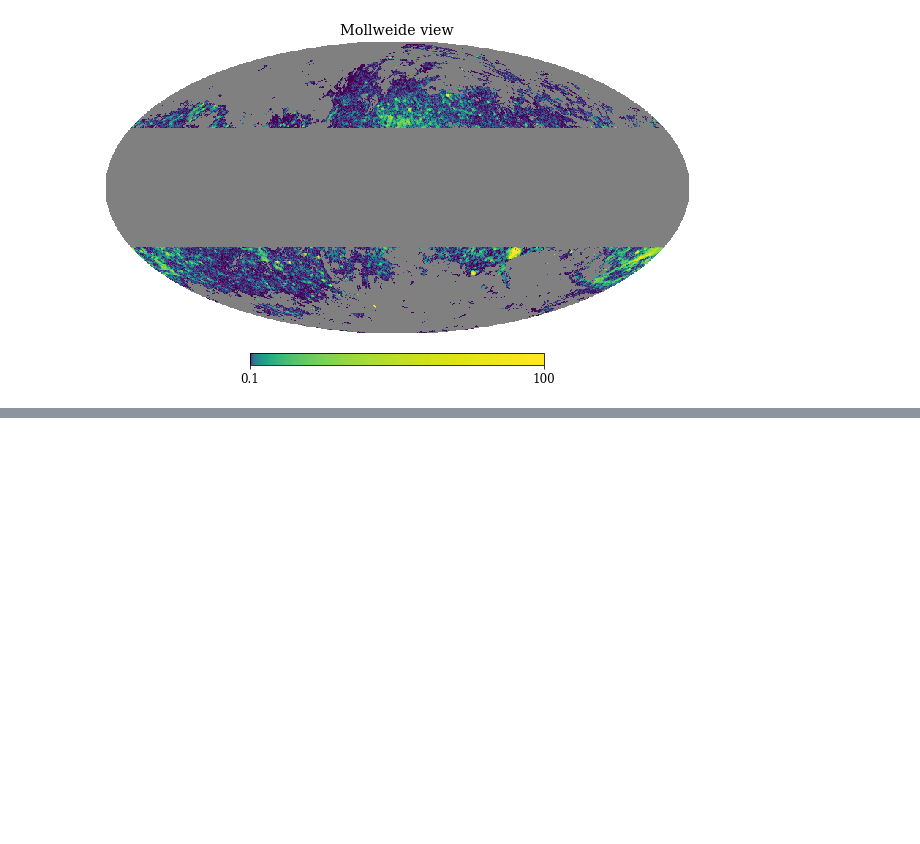
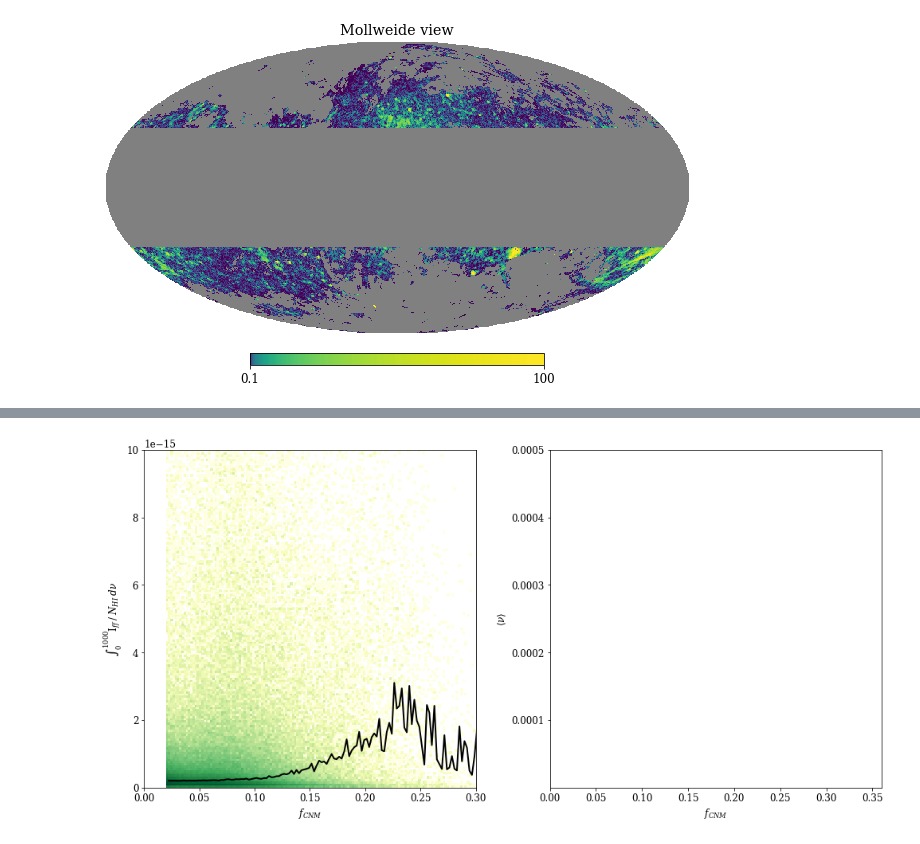
Before and after one commit to mdodici/AME-CNM, a Jupyter notebook: maps/Free Free check.ipynb, the cells around one changed output, grey strips where cells are left out. Drawn from its saved outputs; the diff is of its cells as text; code cells hidden in the pictures; blank space fills up the shorter version.

```diff
--- a/maps/Free Free check.ipynb
+++ b/maps/Free Free check.ipynb
@@ -58,6 +58,9 @@ N_HI = hp.pixelfunc.ud_grade(h, 256)
 CNM = hp.read_map('fcnm_hi4pi_hpx.fits')                                       #reads map of CNM fraction
 f_CNM = change_coord(CNM, 'CG')
 fCNM = hp.ud_grade(f_CNM, 256)                                                   #degrades to NPIX = 256
+Ad = hp.read_map('COM_CompMap_dust-commander_0256_R2.00 (2).fits', field=0)
+Td = hp.read_map('COM_CompMap_dust-commander_0256_R2.00 (2).fits', field=1)
+Bd = hp.read_map('COM_CompMap_dust-commander_0256_R2.00 (2).fits', field=2)
 # %% [output]
 NSIDE = 256
 ORDERING = NESTED in fits file
@@ -92,6 +103,9 @@ ffem[mask == 0] = 0
 ffT[mask == 0] = 0
 fCNM[mask == 0] = 0
 N_HI[mask == 0] = 0
+Ad[mask == 0] = 0
+Td[mask == 0] = 0
+Bd[mask == 0] = 0
 
 hp.mollview(ffem, min=.1, max=100, norm='log')
 # %% [output]
@@ -122,0 +163,41 @@ hp.mollview(ff_1GHz)
+# %%
+nu_flat = np.reshape(nu, (500,1))
+integrand = nu_flat*I_unnorm
+
+Integ1 = integrate.simps(integrand.T)
+Integ2 = integrate.simps(I_nustack.T)
+Integ3 = integrate.simps(I_unnorm.T)
+nu_avg = Integ1/Integ2
+integ = Integ3/N_HI
+
+integ_short = integ[idx]
+nuavg_short = nu_avg[idx]
+
+numbins = 150
+nuavg_means, nuavg_edges, nuavg_num = stats.binned_statistic(fCNM_short, nuavg_short, statistic='median', bins=numbins, range=[0.02, .36])
+integ_means, integ_edges, integ_num = stats.binned_statistic(fCNM_short, integ_short, statistic='median', bins=numbins, range=[0.02, .36])
+# %%
+fig, ax = plt.subplots(1, 2, figsize=(14,7))
+#fig.text(0.518, 1, r'$\langle \nu \rangle\: vs.\: f_{CNM}$', ha='center')
+
+ax[1].hist2d(fCNM_short, nuavg_short, bins=100,range=[[0, .36], [0.000000001, .0005]], cmap='YlGn', norm=colors.LogNorm(.9))
+ax[1].plot(nuavg_edges[1:], nuavg_means, 'k', lw=2)
+#ax[1].set_yscale('log')
+ax[1].set_ylabel(r'$\langle \nu \rangle$')
+ax[1].set_xlabel(r'$f_{CNM}$')
+
+ax[0].hist2d(fCNM_short, integ_short, bins=150,range=[[0, .30], [0, 1e-14]], cmap='YlGn', norm=colors.LogNorm(.9))
+ax[0].plot(integ_edges[1:], integ_means, 'k', lw=2)
+ax[0].set_ylim(0,1e-14)
+#ax[0].set_yscale('log')
+ax[0].set_xlabel(r'$f_{CNM}$')
+ax[0].set_ylabel(r'$\int_0^{1000} \mathrm{I}_{ff}\:/\:N_{HI}\:d\nu$')
+
+#ax[1].scatter(fCNM_short, nuavg_short, s=1, alpha=.3)
+#ax[1].set_xlim(0, .36)
+#ax[1].set_ylim(20, 40)
+#ax[1].set_xlabel(r'$f_{CNM}$')
+
+fig.tight_layout()
+# %% [output]
+[figure, added]
```
Also changed, not shown: parts of 9 cells of this notebook.
